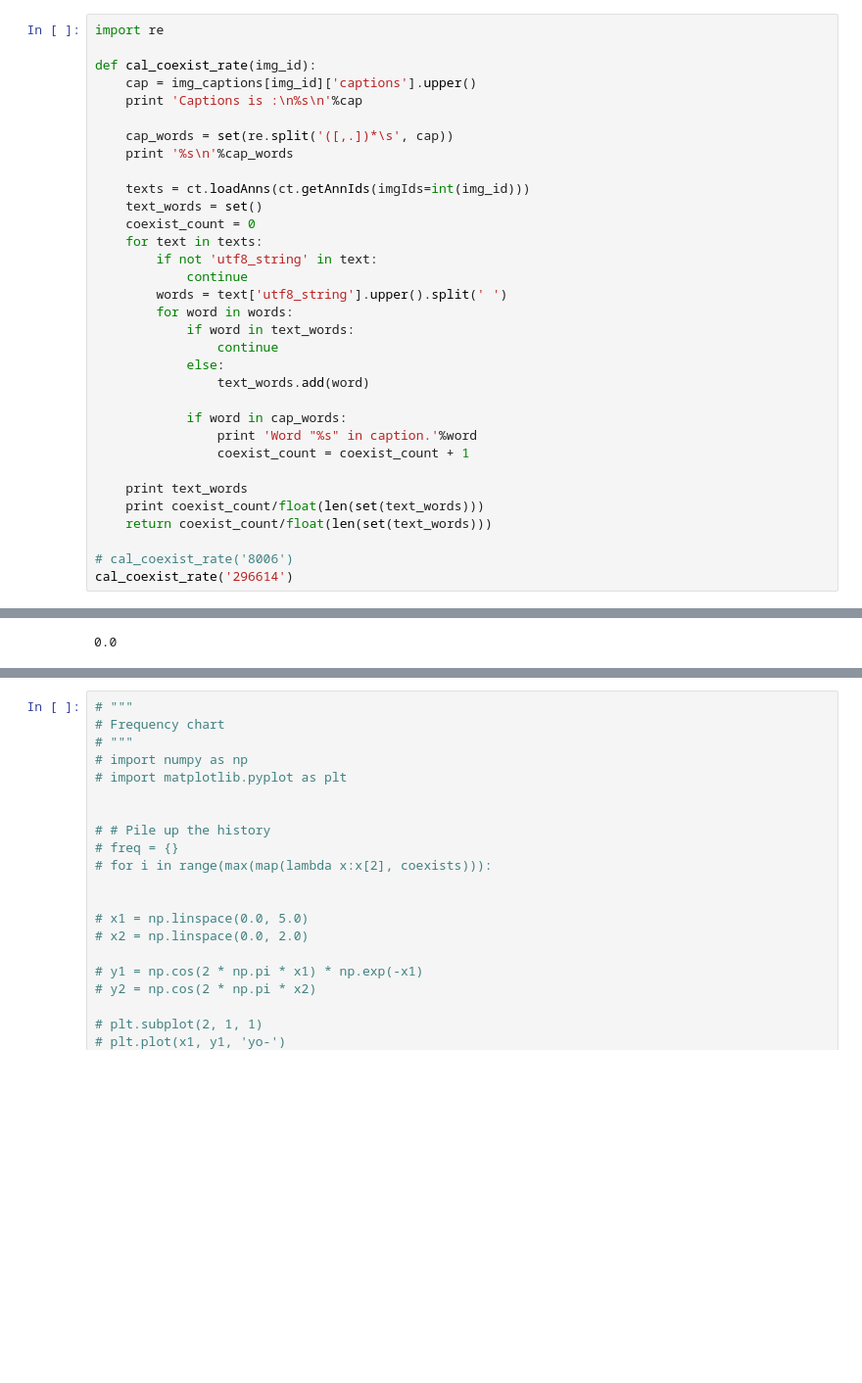
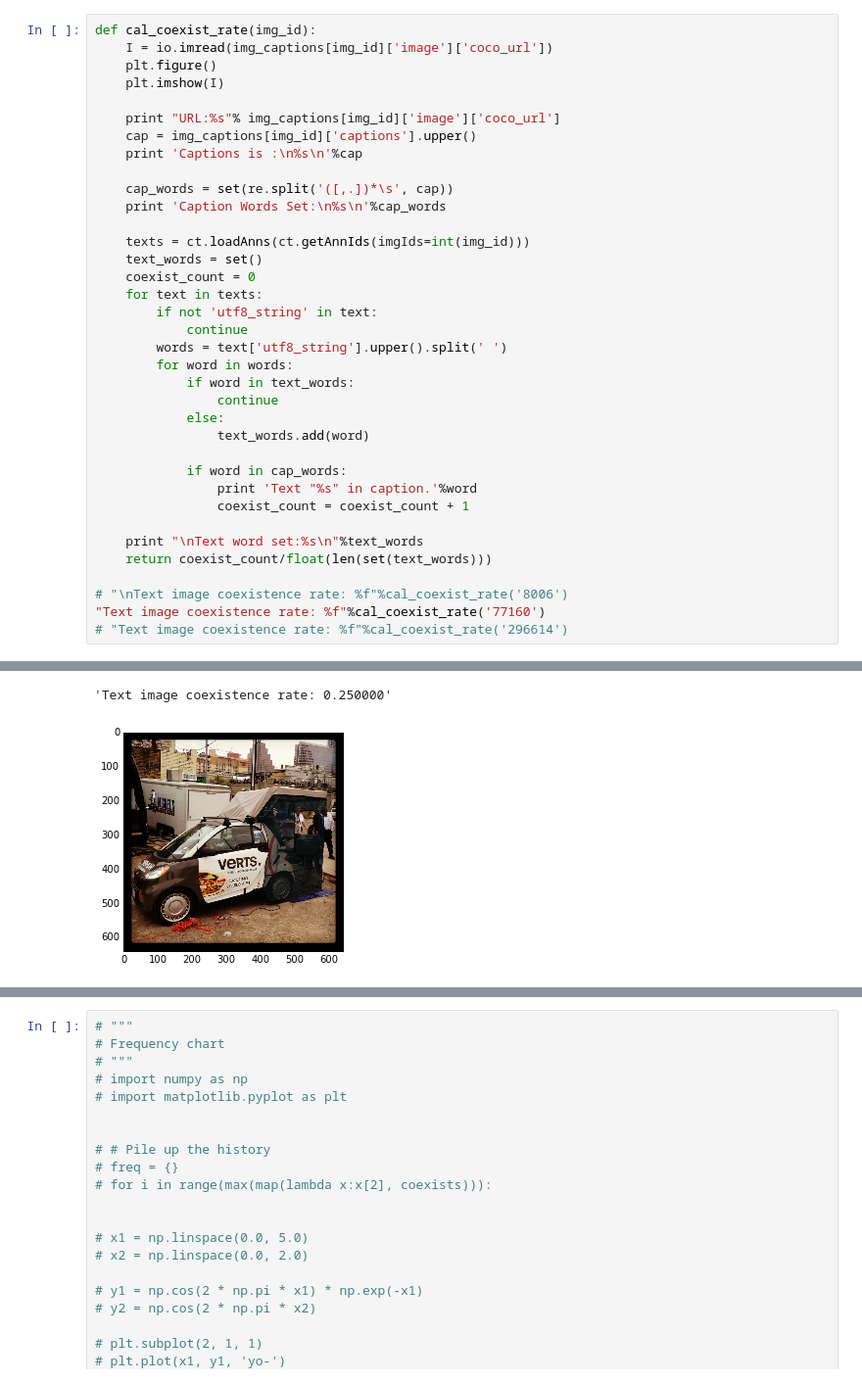
Before and after one commit to zhuyifan1996/arctic-captions, a Jupyter notebook: notebook/coco_coexistance_analysis.ipynb, the cells around one changed output, grey strips where cells are left out. Shown: that part at 98% size. Cells and saved outputs as stored; diff of their text form; blank space fills up the shorter version.

```diff
--- a/notebook/coco_coexistance_analysis.ipynb
+++ b/notebook/coco_coexistance_analysis.ipynb
@@ -58,14 +71,17 @@ creating index...
 index created!
 []
 # %%
-import re
+def cal_coexist_rate(img_id):
+    I = io.imread(img_captions[img_id]['image']['coco_url'])
+    plt.figure()
+    plt.imshow(I)
 
-def cal_coexist_rate(img_id):
+    print "URL:%s"% img_captions[img_id]['image']['coco_url']
     cap = img_captions[img_id]['captions'].upper()
     print 'Captions is :\n%s\n'%cap
 
     cap_words = set(re.split('([,.])*\s', cap))
-    print '%s\n'%cap_words
+    print 'Caption Words Set:\n%s\n'%cap_words
 
     texts = ct.loadAnns(ct.getAnnIds(imgIds=int(img_id)))
     text_words = set()
@@ -81,13 +97,13 @@ def cal_coexist_rate(img_id):
                 text_words.add(word)
 
             if word in cap_words:
-                print 'Word "%s" in caption.'%word
+                print 'Text "%s" in caption.'%word
                 coexist_count = coexist_count + 1
 
-    print text_words
-    print coexist_count/float(len(set(text_words)))
+    print "\nText word set:%s\n"%text_words
     return coexist_count/float(len(set(text_words)))
 
-# cal_coexist_rate('8006')
-cal_coexist_rate('296614')
+# "\nText image coexistence rate: %f"%cal_coexist_rate('8006')
+"Text image coexistence rate: %f"%cal_coexist_rate('77160')
+# "Text image coexistence rate: %f"%cal_coexist_rate('296614')
 # %% [output]
@@ -101,2 +121,3 @@ set([u'GV'])
-0.0
+'Text image coexistence rate: 0.250000'
+[figure, added]
 # %%
```
Also changed, not shown: parts of 9 cells of this notebook.
